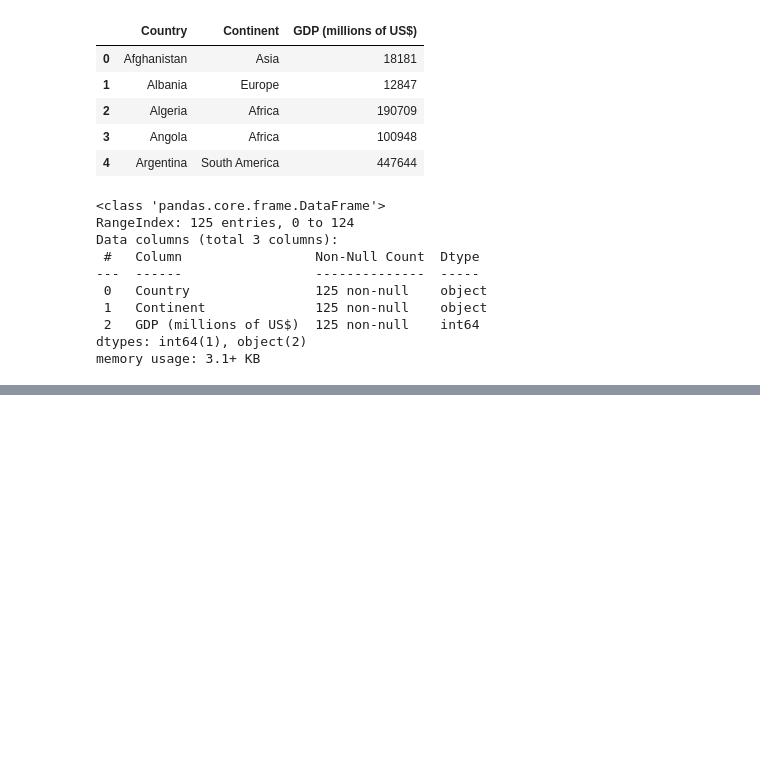
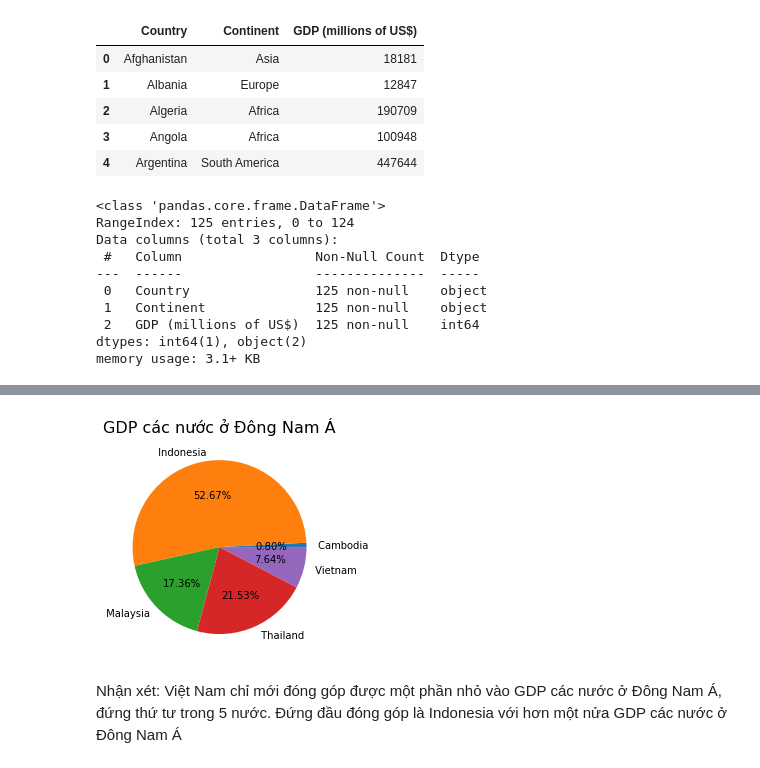
Before and after one commit to Trang27cl/testgit, a Jupyter notebook: GDP list.ipynb, the cells around one changed output, grey strips where cells are left out. Drawn from its saved outputs; the diff is of its cells as text; code cells hidden in the pictures; blank space fills up the shorter version.

```diff
--- a/GDP list.ipynb
+++ b/GDP list.ipynb
@@ -192,0 +111,5 @@ data.pivot_table(values='GDP (millions of US$)', index='Continent',aggfunc={sum,
+# %%
+#Đánh giá tỉ lệ đóng góp GDP của Việt Nam trên tổng số GDP của 5 nước Đông Nam Á là Vietnam,  Indonesia, Cambodia, Thailand và Malaysia.
+
+data2=data.loc[(data['Country'] == ' Vietnam')|(data['Country'] == ' Indonesia')|(data['Country'] == ' Cambodia')|(data['Country'] == ' Thailand')|(data['Country'] == ' Malaysia')]
+data2
@@ -192,0 +123,10 @@ data.pivot_table(values='GDP (millions of US$)', index='Continent',aggfunc={sum,
+# %%
+plt.pie(data2['GDP (millions of US$)'], labels = data2['Country'],autopct='%1.2f%%')
+plt.title('GDP các nước ở Đông Nam Á', fontsize = 16)
+plt.show()
+# %% [output]
+[figure, added]
+# %% [markdown]
+Nhận xét:
+Việt Nam chỉ mới đóng góp được một phần nhỏ vào GDP các nước ở Đông Nam Á, đứng thứ tư trong 5 nước.
+Đứng đầu đóng góp là Indonesia với hơn một nửa GDP các nước ở Đông Nam Á
```
Also changed, not shown: parts of 17 cells of this notebook.
